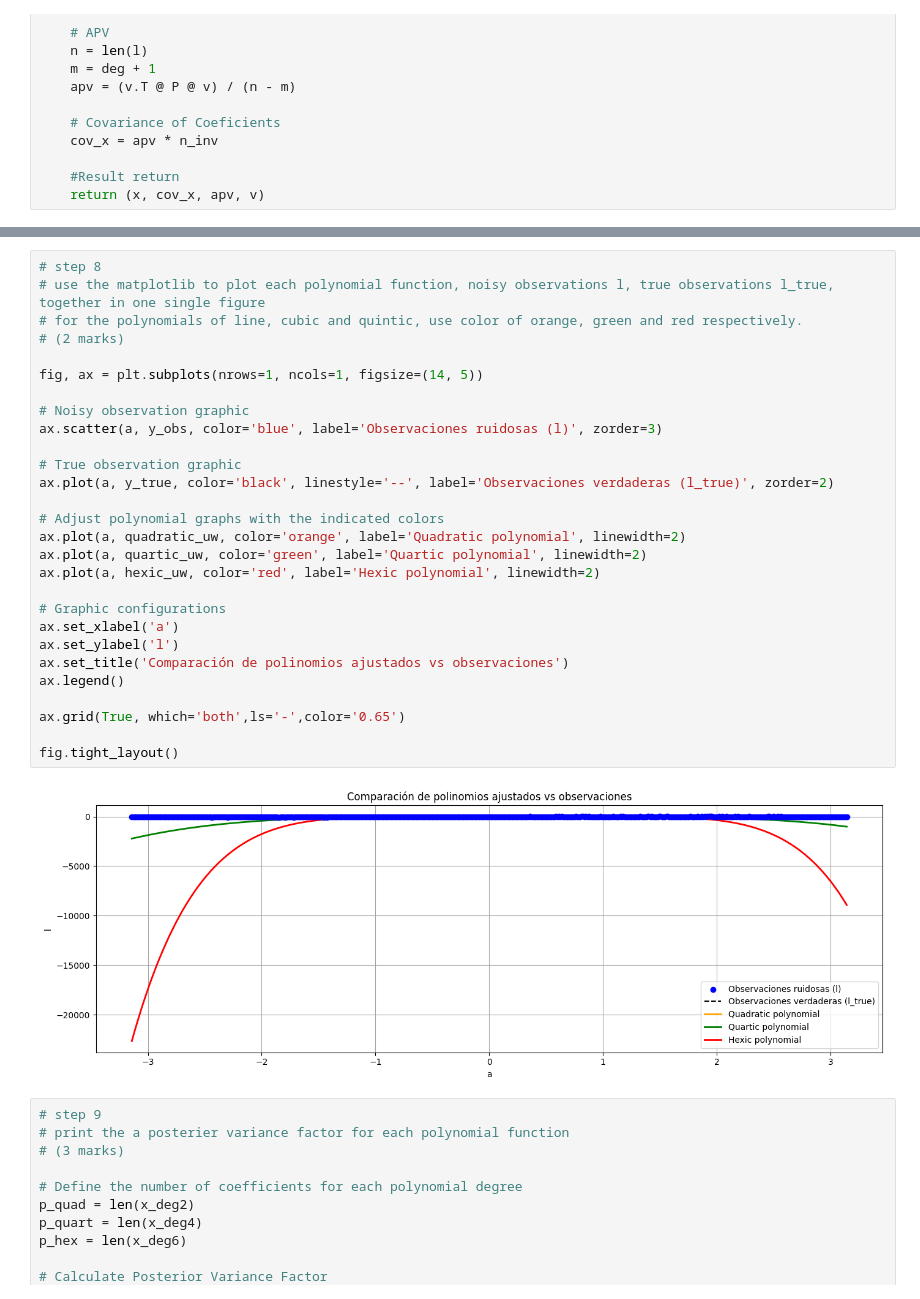
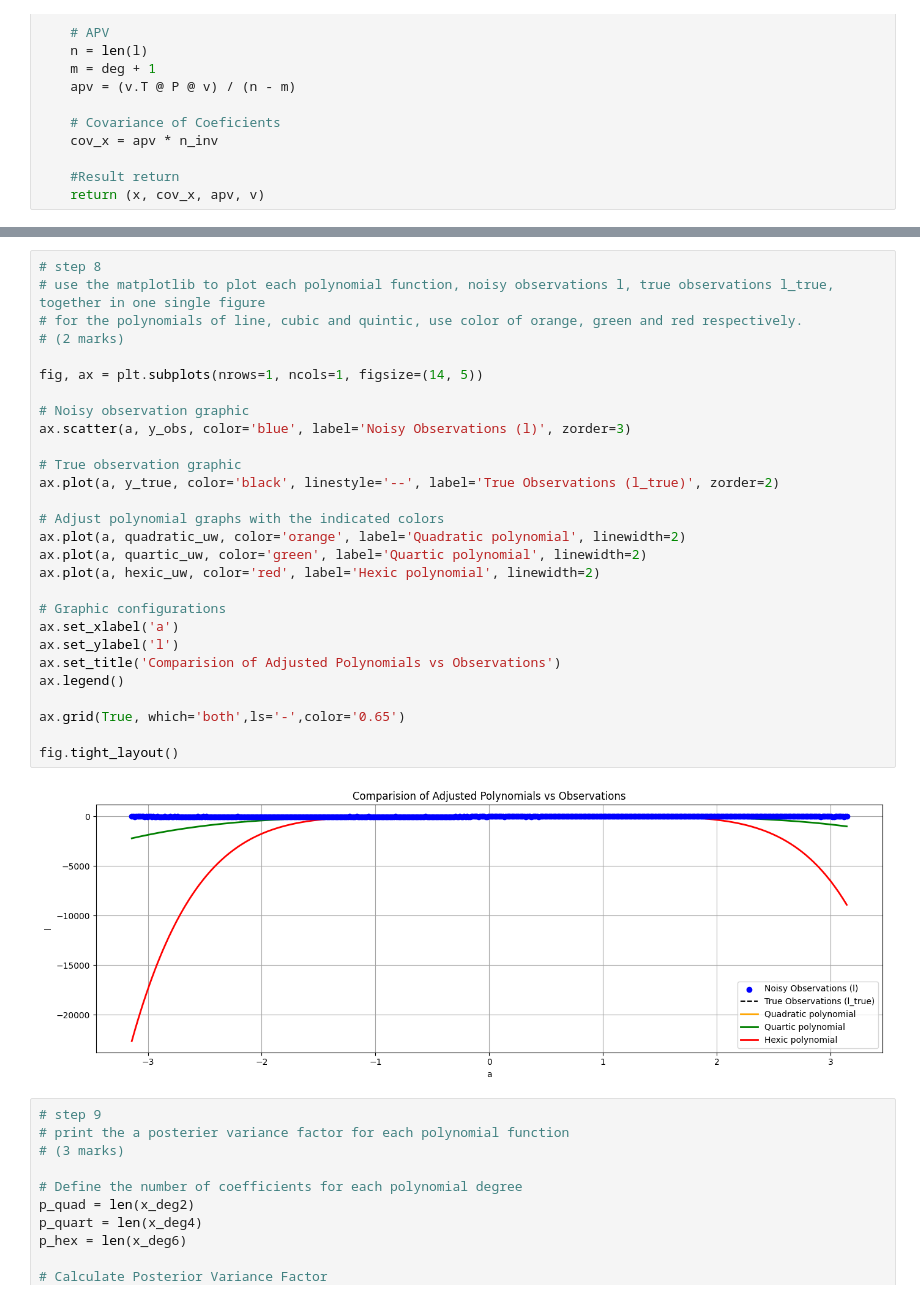
Before and after one commit to nathanielmills-101/ENGG680_2025_Fall, a Jupyter notebook: Lab_Assignment 1/Assignment1.ipynb, the cells around one changed output, grey strips where cells are left out. Drawn from its saved outputs; the diff is of its cells as text.

```diff
--- a/Lab_Assignment 1/Assignment1.ipynb
+++ b/Lab_Assignment 1/Assignment1.ipynb
@@ -898,33 +890,33 @@ Quadratic polynomial values: [-1.87825479e+02 -1.86413565e+02 -1.85006955e+02 -1
 # %%
 # step 8
 # use the matplotlib to plot each polynomial function, noisy observations l, true observations l_true, together in one single figure
 # for the polynomials of line, cubic and quintic, use color of orange, green and red respectively.
 # (2 marks)
 
 fig, ax = plt.subplots(nrows=1, ncols=1, figsize=(14, 5))
 
 # Noisy observation graphic
-ax.scatter(a, y_obs, color='blue', label='Observaciones ruidosas (l)', zorder=3)
+ax.scatter(a, y_obs, color='blue', label='Noisy Observations (l)', zorder=3)
 
 # True observation graphic
-ax.plot(a, y_true, color='black', linestyle='--', label='Observaciones verdaderas (l_true)', zorder=2)
+ax.plot(a, y_true, color='black', linestyle='--', label='True Observations (l_true)', zorder=2)
 
 # Adjust polynomial graphs with the indicated colors
 ax.plot(a, quadratic_uw, color='orange', label='Quadratic polynomial', linewidth=2)
 ax.plot(a, quartic_uw, color='green', label='Quartic polynomial', linewidth=2)
 ax.plot(a, hexic_uw, color='red', label='Hexic polynomial', linewidth=2)
 
 # Graphic configurations
 ax.set_xlabel('a')
 ax.set_ylabel('l')
-ax.set_title('Comparación de polinomios ajustados vs observaciones')
+ax.set_title('Comparision of Adjusted Polynomials vs Observations')
 ax.legend()
 
 ax.grid(True, which='both',ls='-',color='0.65')
 
 fig.tight_layout()
 # %% [output]
-[figure, old version]
+[figure, new version]
 # %%
 # step 9
 # print the a posterier variance factor for each polynomial function
```
Also changed, not shown: parts of 13 cells of this notebook.
